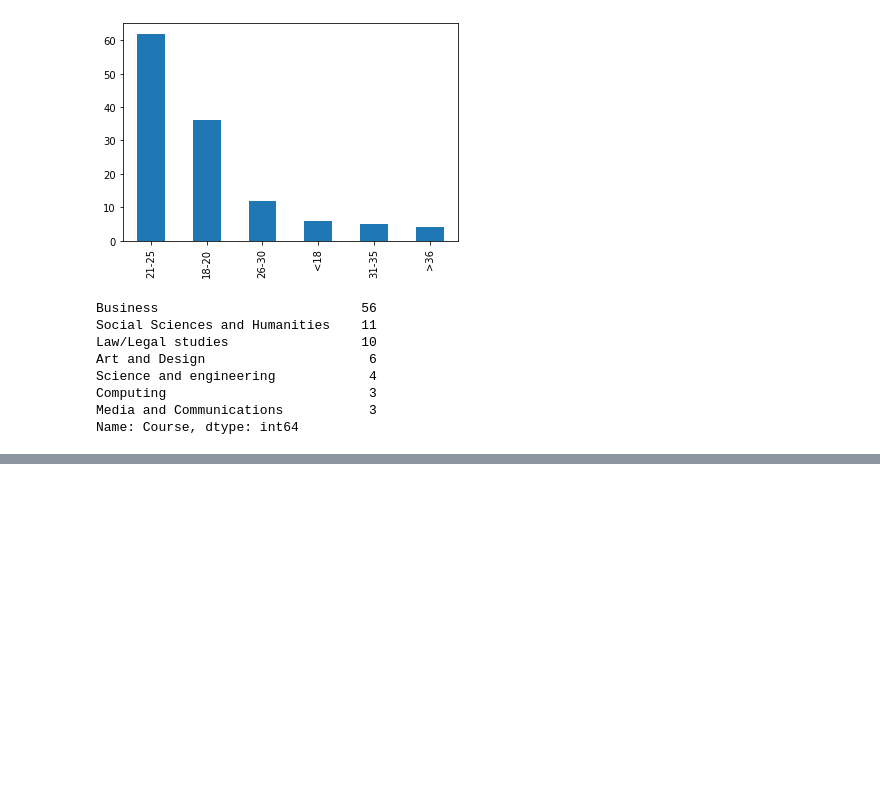
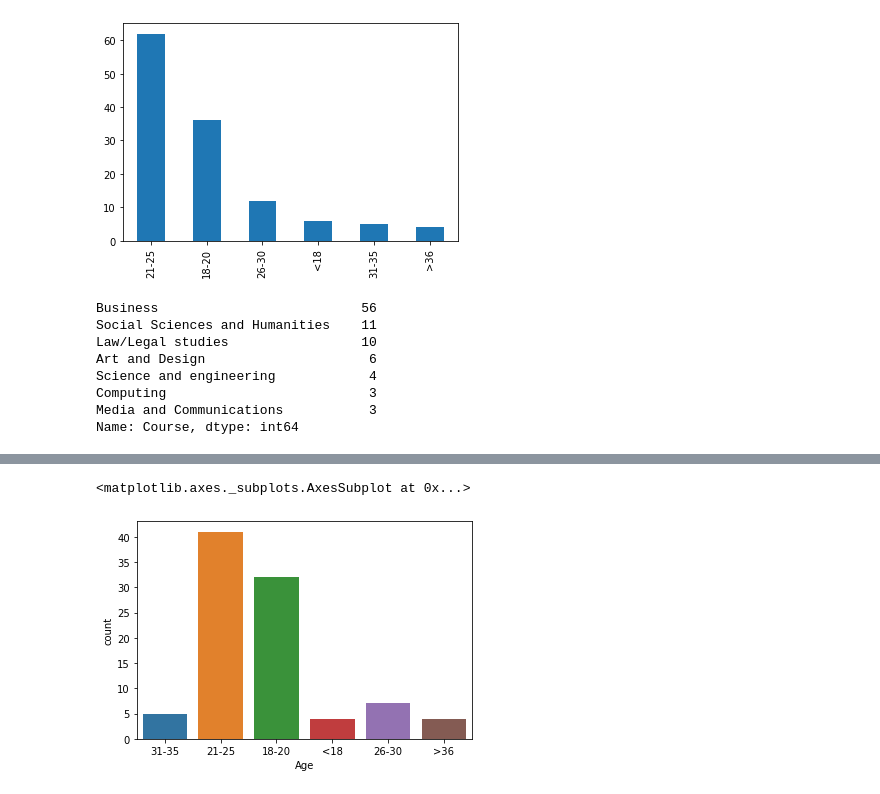
Before and after one commit to chaubeyniha/ML_Inspect, a Jupyter notebook: Psych_Pipeline/extra_testing.ipynb, the cells around one changed output, grey strips where cells are left out. Saved outputs shown, nothing was run; the diff lists cells and outputs as text; code cells hidden in the pictures; blank space fills up the shorter version.

```diff
--- a/Psych_Pipeline/extra_testing.ipynb
+++ b/Psych_Pipeline/extra_testing.ipynb
@@ -101,0 +142,5 @@ ModuleNotFoundError: No module named 'seaborn'
+# %%
+sns.countplot(x="Age", data=train_data)
+# %% [output]
+<matplotlib.axes._subplots.AxesSubplot at 0x...>
+[figure, added]
```
Also changed, not shown: parts of 4 cells of this notebook.
